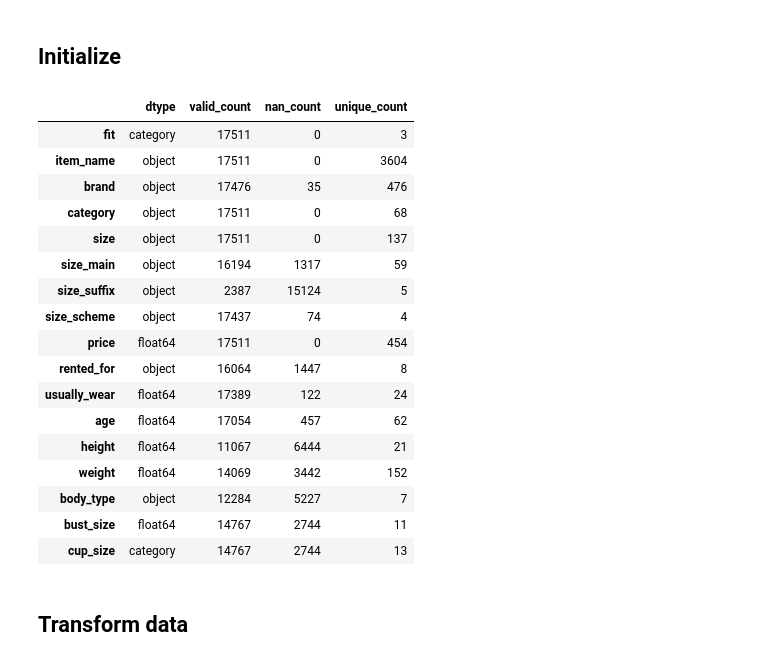
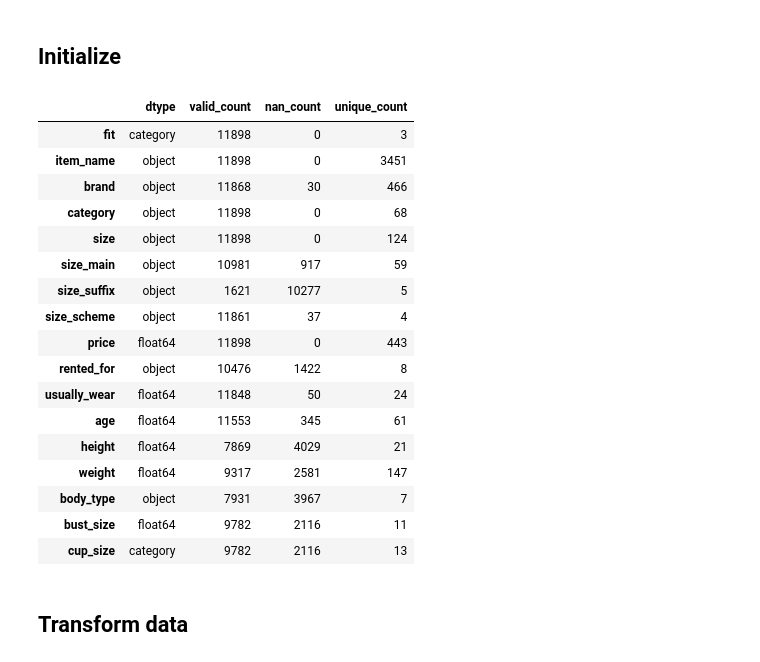
Before and after one commit to Dune-Z/Machine-Learning-Project, a Jupyter notebook: src/main.ipynb, the cells around one changed output. Cells and saved outputs as stored; diff of their text form; code cells hidden in the pictures.

```diff
--- a/src/main.ipynb
+++ b/src/main.ipynb
@@ -13,52 +13,52 @@ sys.path.append(os.path.abspath('../src'))
 import matplotlib as mpl
 import matplotlib.pyplot as plt
 import seaborn as sns
 
 mpl.rcParams['font.family'] = ['serif']
 mpl.rcParams['font.serif'] = ['Times New Roman']
 mpl.rcParams['mathtext.fontset'] = 'cm'
 
 import utils
 import preprocess
 
 importlib.reload(utils)
 importlib.reload(preprocess)
 
 from utils import fetch_train_data, describe_data, evaluate_model, train_test_split
 from preprocess import *
 
-df = fetch_train_data(path='../data/train_data_all_filled.json')
-# df = fetch_train_data()
+# df = fetch_train_data(path='../data/train_data_all_filled.json')
+df = fetch_train_data()
 
 train_df, test_df = train_test_split(df, test_size=0.2)
 
 prep = Preprocessor()
 train_df = prep.cleanse(train_df, is_train=True)
 train_df.dropna(subset=['fit'], inplace=True)
 
 test_df = prep.cleanse(test_df)
 test_df.dropna(subset=['fit'], inplace=True)
 
 describe_data(test_df)
 # %% [output]
 |  | dtype | valid_count | nan_count | unique_count |
-| fit | category | 17511 | 0 | 3 |
-| item_name | object | 17511 | 0 | 3604 |
-| brand | object | 17476 | 35 | 476 |
-| category | object | 17511 | 0 | 68 |
-| size | object | 17511 | 0 | 137 |
-| size_main | object | 16194 | 1317 | 59 |
-| size_suffix | object | 2387 | 15124 | 5 |
-| size_scheme | object | 17437 | 74 | 4 |
-| price | float64 | 17511 | 0 | 454 |
-| rented_for | object | 16064 | 1447 | 8 |
-| usually_wear | float64 | 17389 | 122 | 24 |
-| age | float64 | 17054 | 457 | 62 |
-| height | float64 | 11067 | 6444 | 21 |
-| weight | float64 | 14069 | 3442 | 152 |
-| body_type | object | 12284 | 5227 | 7 |
-| bust_size | float64 | 14767 | 2744 | 11 |
-| cup_size | category | 14767 | 2744 | 13 |
+| fit | category | 11898 | 0 | 3 |
+| item_name | object | 11898 | 0 | 3451 |
+| brand | object | 11868 | 30 | 466 |
+| category | object | 11898 | 0 | 68 |
+| size | object | 11898 | 0 | 124 |
+| size_main | object | 10981 | 917 | 59 |
+| size_suffix | object | 1621 | 10277 | 5 |
+| size_scheme | object | 11861 | 37 | 4 |
+| price | float64 | 11898 | 0 | 443 |
+| rented_for | object | 10476 | 1422 | 8 |
+| usually_wear | float64 | 11848 | 50 | 24 |
+| age | float64 | 11553 | 345 | 61 |
+| height | float64 | 7869 | 4029 | 21 |
+| weight | float64 | 9317 | 2581 | 147 |
+| body_type | object | 7931 | 3967 | 7 |
+| bust_size | float64 | 9782 | 2116 | 11 |
+| cup_size | category | 9782 | 2116 | 13 |
 # %% [markdown]
 ## Transform data
 # %%
```
Also changed, not shown: parts of 10 cells of this notebook, 2 other files.
